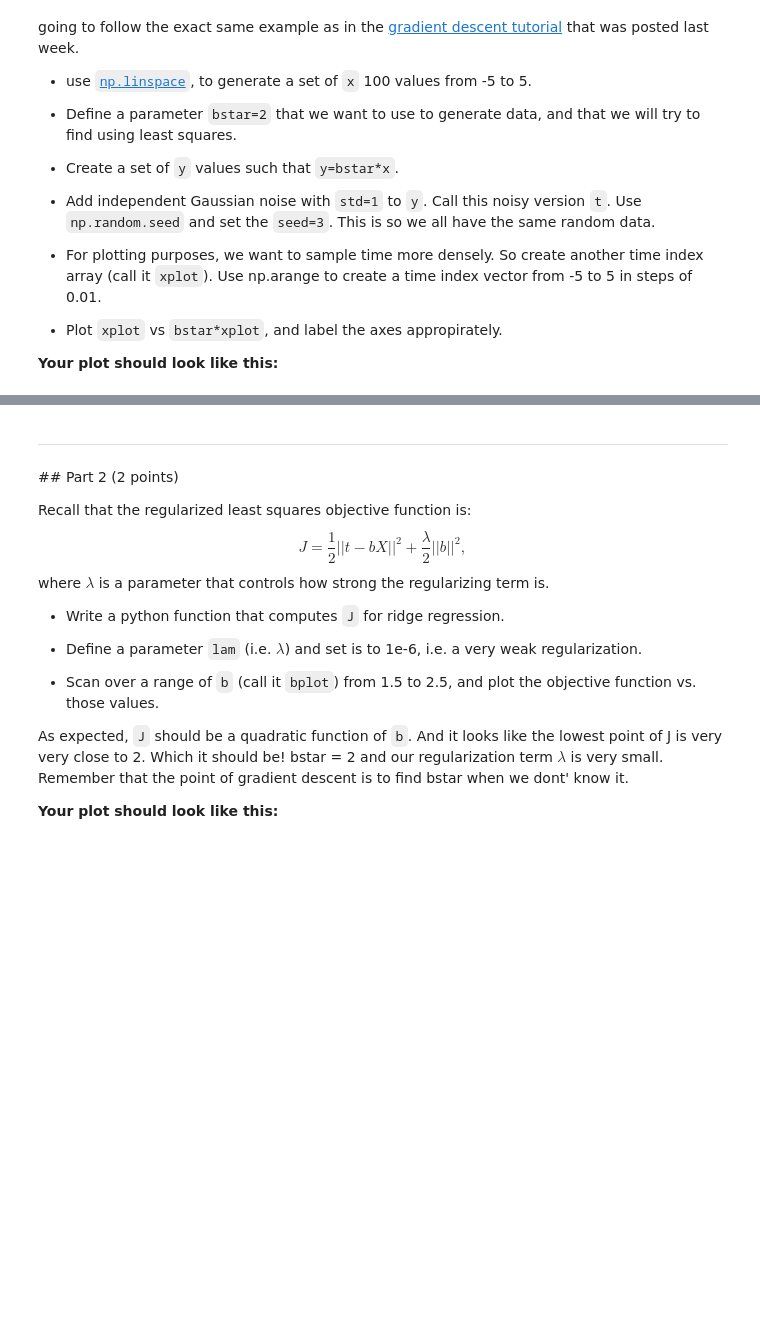
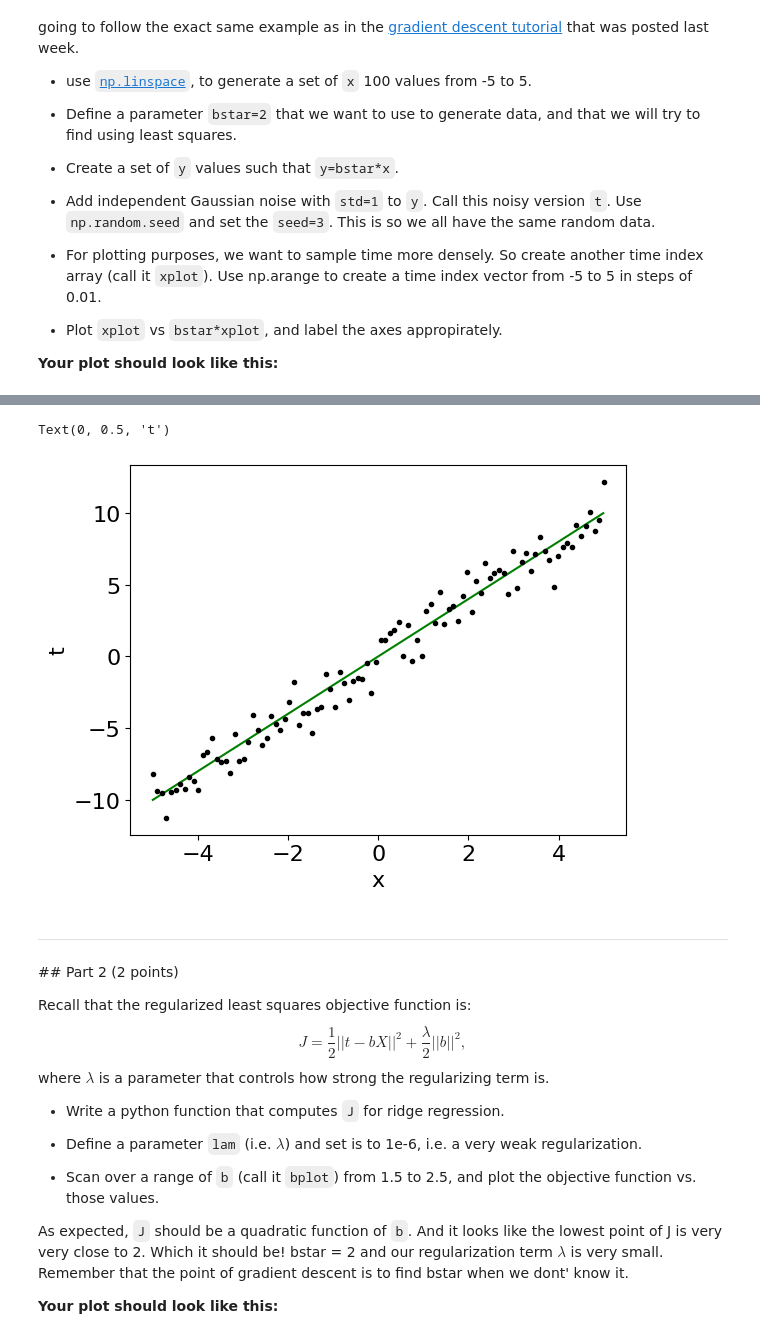
Before and after one commit to Urvi-M/BE559, a Jupyter notebook: Homework2_part3_v2.ipynb, the cells around one changed output, grey strips where cells are left out. Saved outputs shown, nothing was run; the diff lists cells and outputs as text; code cells hidden in the pictures; blank space fills up the shorter version.

```diff
--- a/Homework2_part3_v2.ipynb
+++ b/Homework2_part3_v2.ipynb
@@ -47,3 +44,19 @@ Let's generate some synthetic data, like in our homework, but much simplier. Act
+# %%
+x= np.linspace(-5,5,100)
+bstar=2
+y=bstar*x
+t=np.random.normal(y,1)
+
+np.random.seed(3)
+xplot=np.arange(-5,5,0.01)
+
+plt.plot(xplot, bstar*xplot ,'g')
+plt.plot(x,t ,'k.' )
+plt.xlabel('x')
+plt.ylabel('t')
+# %% [output]
+Text(0, 0.5, 't')
+[figure, added]
 # %% [markdown]
 ---
 ## Part 2 (2 points)
```
Also changed, not shown: parts of 1 cell of this notebook.
